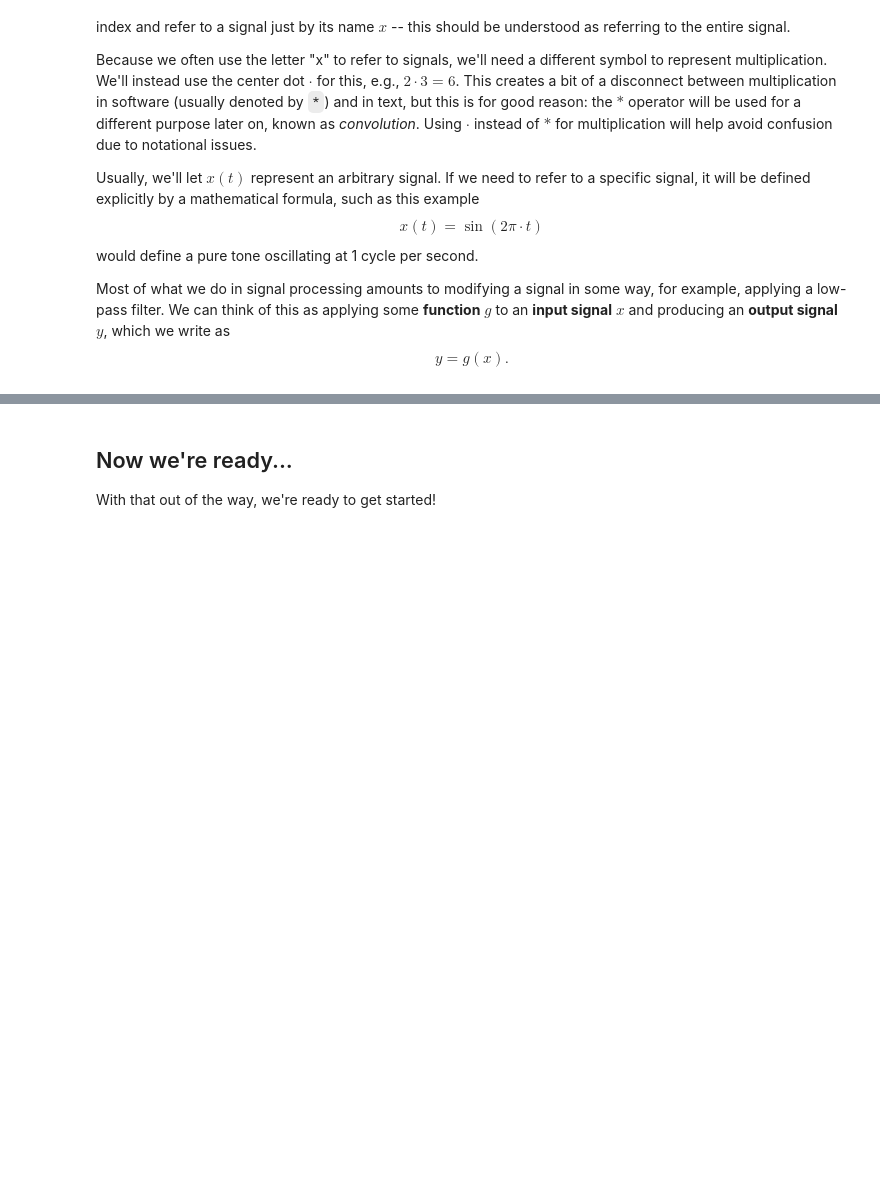
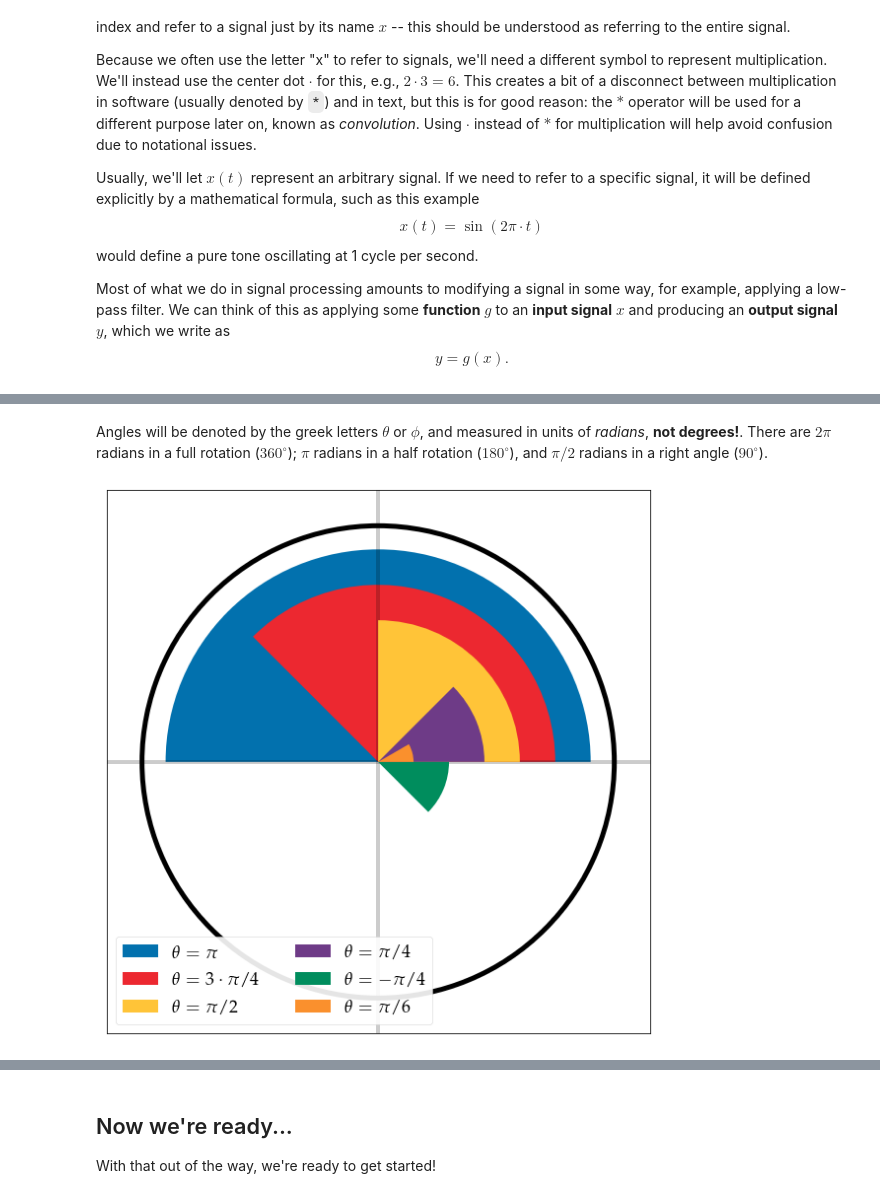
Before and after one commit to bmcfee/dstbook, a Jupyter notebook: content/ch01/Preliminaries.ipynb, the cells around one changed output, grey strips where cells are left out. Saved outputs shown, nothing was run; the diff lists cells and outputs as text; code cells hidden in the pictures; blank space fills up the shorter version.

```diff
--- a/content/ch01/Preliminaries.ipynb
+++ b/content/ch01/Preliminaries.ipynb
@@ -130,0 +129,45 @@ It's free!
+# %% [markdown]
+Angles will be denoted by the greek letters $\theta$ or $\phi$, and measured in units of *radians*, **not degrees!**.
+There are $2\pi$ radians in a full rotation ($360^\circ$); $\pi$ radians in a half rotation ($180^\circ$), and $\pi/2$ radians in a right angle ($90^\circ$).
+# %%
+# Plot a circle, inscribed right triangle, angle, and sine and cosine markers
+plt.figure()
+
+ax = plt.gca()
+
+circ = patches.Ellipse((0, 0), 2, 2, facecolor='w', edgecolor='k', linewidth=5)
+ax.add_patch(circ)
+plt.axhline(0, alpha=0.2, color='k')
+plt.axvline(0, alpha=0.2, color='k')
+
+for col, frac in enumerate([Fraction(1), Fraction(3,4), Fraction(1,2), Fraction(1, 4), Fraction(-1, 4), Fraction(1, 6)], 1):
+    theta = np.pi * float(frac)
+    if frac.denominator == 1:
+        string = r'\pi'
+    elif frac.numerator == 1:
+        string = r'\pi/{}'.format(frac.denominator)
+    elif frac.numerator == -1:
+        string = r'-\pi/{}'.format(frac.denominator)
+    else:
+        string = r'{}\cdot\pi/{}'.format(frac.numerator, frac.denominator)
+
+    if theta < 0:
+        t1 = theta
+        t2 = 0
+    else:
+        t1 = 0
+        t2 = theta
+
+    w = patches.Wedge((0, 0), 0.75 *(7 - col) / 5, theta1=t1 * 180/np.pi, theta2=t2 * 180 / np.pi,
+                        facecolor=colors[col-1], zorder=col, label=r'$\theta={}$'.format(string))
+    ax.add_patch(w)
+
+#arc = patches.Arc((0, 0), 1.1, 1.1, theta1=0, theta2=np.pi/3, color='k')
+#ax.add_patch(arc)
+plt.legend(loc='lower left', ncol=2)
+plt.xticks([])
+plt.yticks([])
+plt.xlim([-1.15, 1.15])
+plt.ylim([-1.15, 1.15]);
+# %% [output]
+[figure, added]
```
Also changed, not shown: parts of 4 cells of this notebook, 12 other files.
